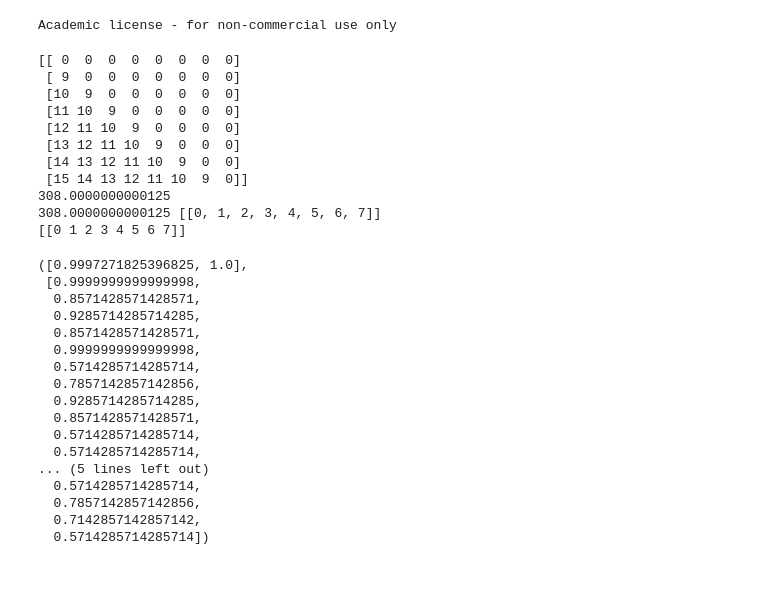
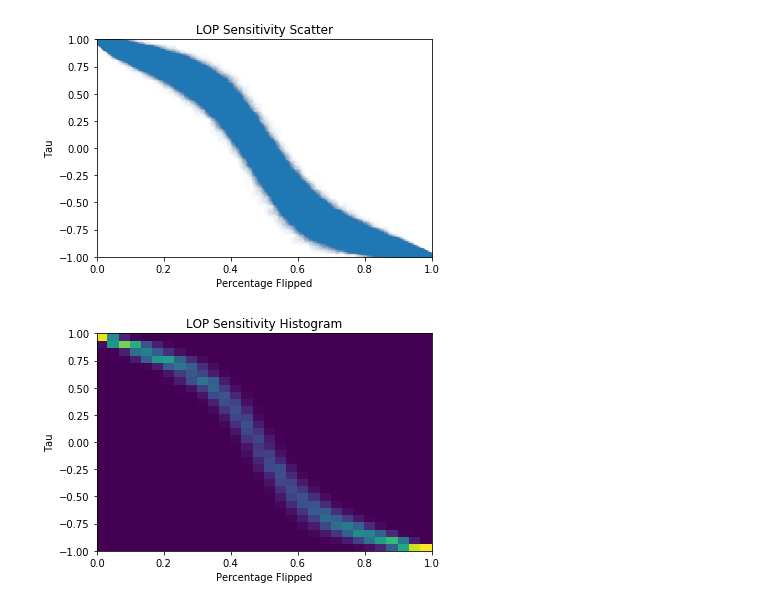
Before and after one commit to IGARDS/sensitivity_study, a Jupyter notebook: src/test_notebook.ipynb, the cells around one changed output. Drawn from its saved outputs; the diff is of its cells as text; code cells hidden in the pictures; blank space fills up the shorter version.

Commit message:
updated sensitivity testbed and built working test notebook

```diff
--- a/src/test_notebook.ipynb
+++ b/src/test_notebook.ipynb
@@ -14,34 +17,0 @@ lop_alg = LOPRankingAlgorithm()
-# %%
-
-inst = ProblemInstance(perfect_dom, noise015)
-inst.get_sensitivity(lop_alg, [RatioToMaxMetric(), PDiversityMetric()], n_trials=20, progress_bar=True)
-# %% [output]
-Academic license - for non-commercial use only
-[[ 0  0  0  0  0  0  0  0]
- [ 9  0  0  0  0  0  0  0]
- [10  9  0  0  0  0  0  0]
- [11 10  9  0  0  0  0  0]
- [12 11 10  9  0  0  0  0]
- [13 12 11 10  9  0  0  0]
- [14 13 12 11 10  9  0  0]
- [15 14 13 12 11 10  9  0]]
-308.0000000000125
-308.0000000000125 [[0, 1, 2, 3, 4, 5, 6, 7]]
-[[0 1 2 3 4 5 6 7]]
-([0.9997271825396825, 1.0],
- [0.9999999999999998,
-  0.8571428571428571,
-  0.9285714285714285,
-  0.8571428571428571,
-  0.9999999999999998,
-  0.5714285714285714,
-  0.7857142857142856,
-  0.9285714285714285,
-  0.8571428571428571,
-  0.5714285714285714,
-  0.5714285714285714,
-... (5 lines left out)
-  0.5714285714285714,
-  0.7857142857142856,
-  0.7142857142857142,
-  0.5714285714285714])
@@ -47,0 +38,36 @@ Academic license - for non-commercial use only
+# %%
+def plot_taus(noise, taus, method_name, scatter_alpha=0.01, histogram_bins=30, save_dir="figures"):
+    # Create directory for saving if specified
+    saving = False
+    if save_dir is not None and save_dir != "":
+        Path(save_dir).mkdir(parents=True, exist_ok=True)
+        saving = True
+
+    # Plot scatter plot
+    plt.scatter(noise, taus, alpha=scatter_alpha)
+    title = "%s Sensitivity Scatter" % method_name
+    plt.title(title)
+    plt.xlabel('Percentage Flipped')
+    plt.xlim(0.0, 1.0)
+    plt.ylabel('Tau')
+    plt.ylim(-1.0, 1.0)
+    if saving:
+        save_path = os.path.join(save_dir, title.replace(" ", "_") + ".png")
+        plt.savefig(save_path)
+    plt.show()
+
+    # Plot 2D Histogram
+    plt.hist2d(noise, taus, bins=histogram_bins, range=[[0.0, 1.0], [-1.0, 1.0]])
+    title = "%s Sensitivity Histogram" % method_name
+    plt.title(title)
+    plt.xlabel('Percentage Flipped')
+    plt.ylabel('Tau')
+    if saving:
+        save_path = os.path.join(save_dir, title.replace(" ", "_") + ".png")
+        plt.savefig(save_path)
+    plt.show()
+# %%
+plot_taus(noise_vals, lop_taus, "LOP")
+# %% [output]
+[figure, added]
+[figure, added]
```
Also changed, not shown: parts of 7 cells of this notebook, 2 other files.
